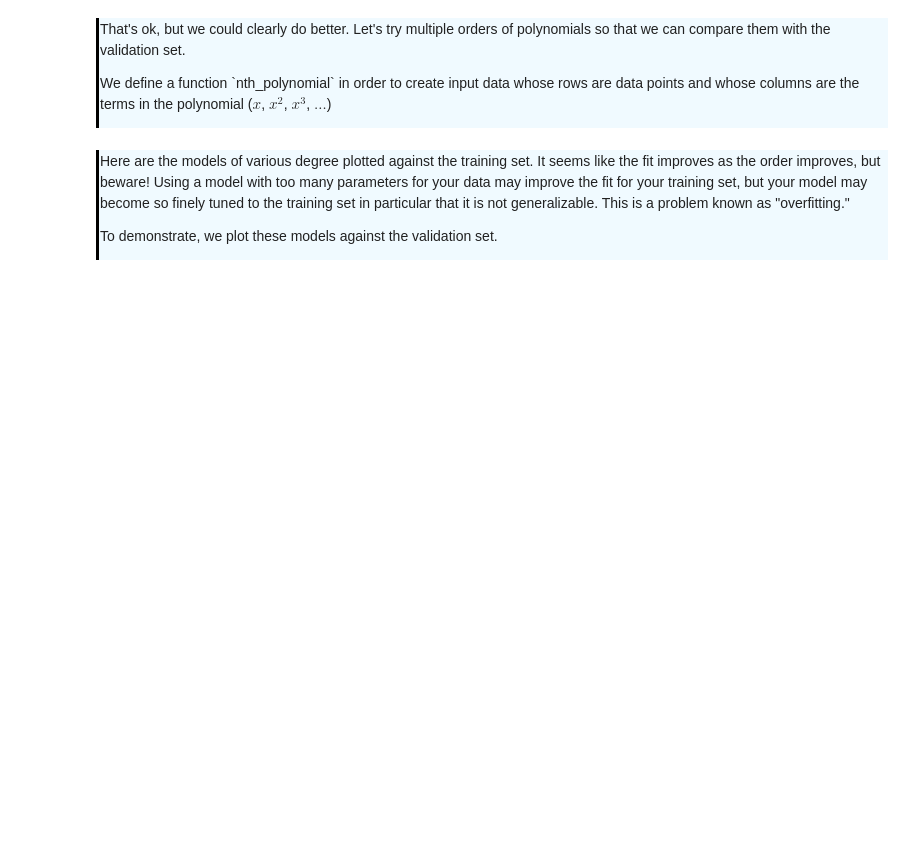
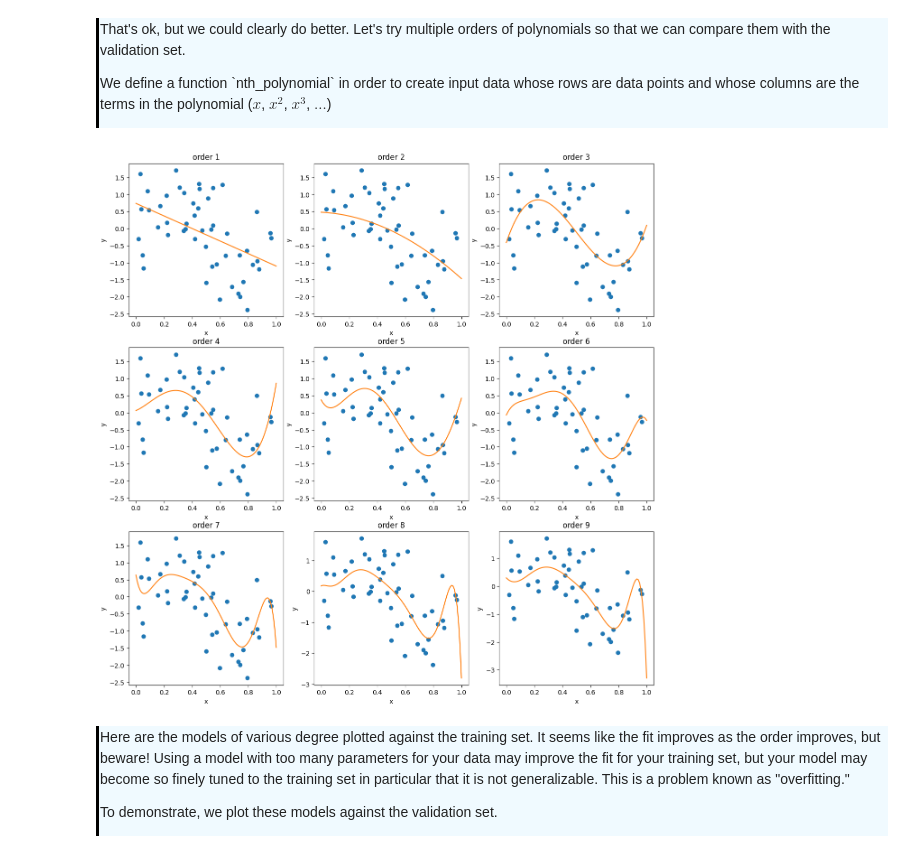
Before and after one commit to christinejliu/swdb_2022, a Jupyter notebook: Tutorials/0_Regression.ipynb, the cells around one changed output. Cells and saved outputs as stored; diff of their text form; code cells hidden in the pictures; blank space fills up the shorter version.

```diff
--- a/Tutorials/0_Regression.ipynb
+++ b/Tutorials/0_Regression.ipynb
@@ -175,22 +180,24 @@ def nth_polynomial(x, n):
 # %%
 max_order = 9
 
 regression_list = [LinearRegression() for ind in range(max_order)]
 for ind, regression in enumerate(regression_list):
     x_nth = nth_polynomial(x_train, ind+1)
-    regression.fit(x_nth, y_train)
+    regression.fit(x_nth, y_train) # regression.fit # this is an enterphase
 
 fig, ax = plt.subplots(3,3, figsize=(15,15))
 
 for ind, regression in enumerate(regression_list):
     xi = ind%3
     yi = ind//3
     x_nth = nth_polynomial(x_bins, ind+1)
     ax[yi, xi].plot(x_train, y_train, 'o')
-    ax[yi, xi].plot(x_bins, regression.predict(x_nth))
+    ax[yi, xi].plot(x_bins, regression.predict(x_nth)) #regression.predict
     ax[yi, xi].set_xlabel('x')
     ax[yi, xi].set_ylabel('y')
-    ax[yi, xi].set_title('order '+str(i+1))
+    ax[yi, xi].set_title('order '+str(ind+1))
+# %% [output]
+[figure, added]
 # %% [markdown]
 <div style="border-left: 3px solid #000; padding: 1px; padding-left: 10px; background: #F0FAFF; ">
 <p>
```
Also changed, not shown: parts of 19 cells of this notebook.
